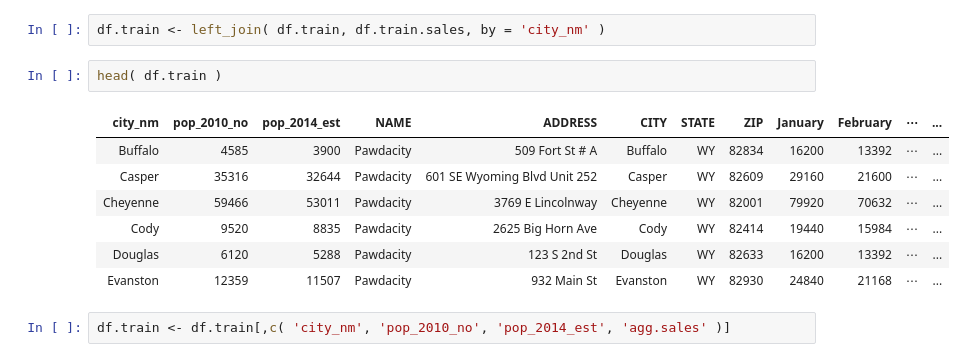
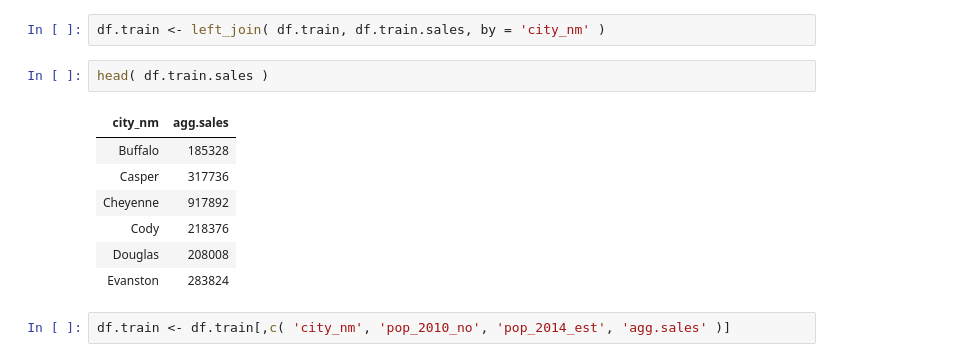
Before and after one commit to pbsjones/business_analysis_nanodegree, a Jupyter notebook: notebooks/project_2_2.ipynb, the cells around one changed output. Cells and saved outputs as stored; diff of their text form.

```diff
--- a/notebooks/project_2_2.ipynb
+++ b/notebooks/project_2_2.ipynb
@@ -182,15 +183,15 @@ names( df.train.sales ) <- c( 'city_nm', 'agg.sales' )
 # %%
 df.train <- left_join( df.train, df.train.sales, by = 'city_nm' )
 # %%
-head( df.train )
+head( df.train.sales )
 # %% [output]
-| city_nm | pop_2010_no | pop_2014_est | NAME | ADDRESS | CITY | STATE | ZIP | January | February | ⋯ | ... |
-| Buffalo | 4585 | 3900 | Pawdacity | 509 Fort St # A | Buffalo | WY | 82834 | 16200 | 13392 | ⋯ | ... |
-| Casper | 35316 | 32644 | Pawdacity | 601 SE Wyoming Blvd Unit 252 | Casper | WY | 82609 | 29160 | 21600 | ⋯ | ... |
-| Cheyenne | 59466 | 53011 | Pawdacity | 3769 E Lincolnway | Cheyenne | WY | 82001 | 79920 | 70632 | ⋯ | ... |
-| Cody | 9520 | 8835 | Pawdacity | 2625 Big Horn Ave | Cody | WY | 82414 | 19440 | 15984 | ⋯ | ... |
-| Douglas | 6120 | 5288 | Pawdacity | 123 S 2nd St | Douglas | WY | 82633 | 16200 | 13392 | ⋯ | ... |
-| Evanston | 12359 | 11507 | Pawdacity | 932 Main St | Evanston | WY | 82930 | 24840 | 21168 | ⋯ | ... |
+| city_nm | agg.sales |
+| Buffalo | 185328 |
+| Casper | 317736 |
+| Cheyenne | 917892 |
+| Cody | 218376 |
+| Douglas | 208008 |
+| Evanston | 283824 |
 # %%
 df.train <- df.train[,c( 'city_nm', 'pop_2010_no', 'pop_2014_est', 'agg.sales' )]
 # %%
```
Also changed, not shown: parts of 33 cells of this notebook, 6 other files.
